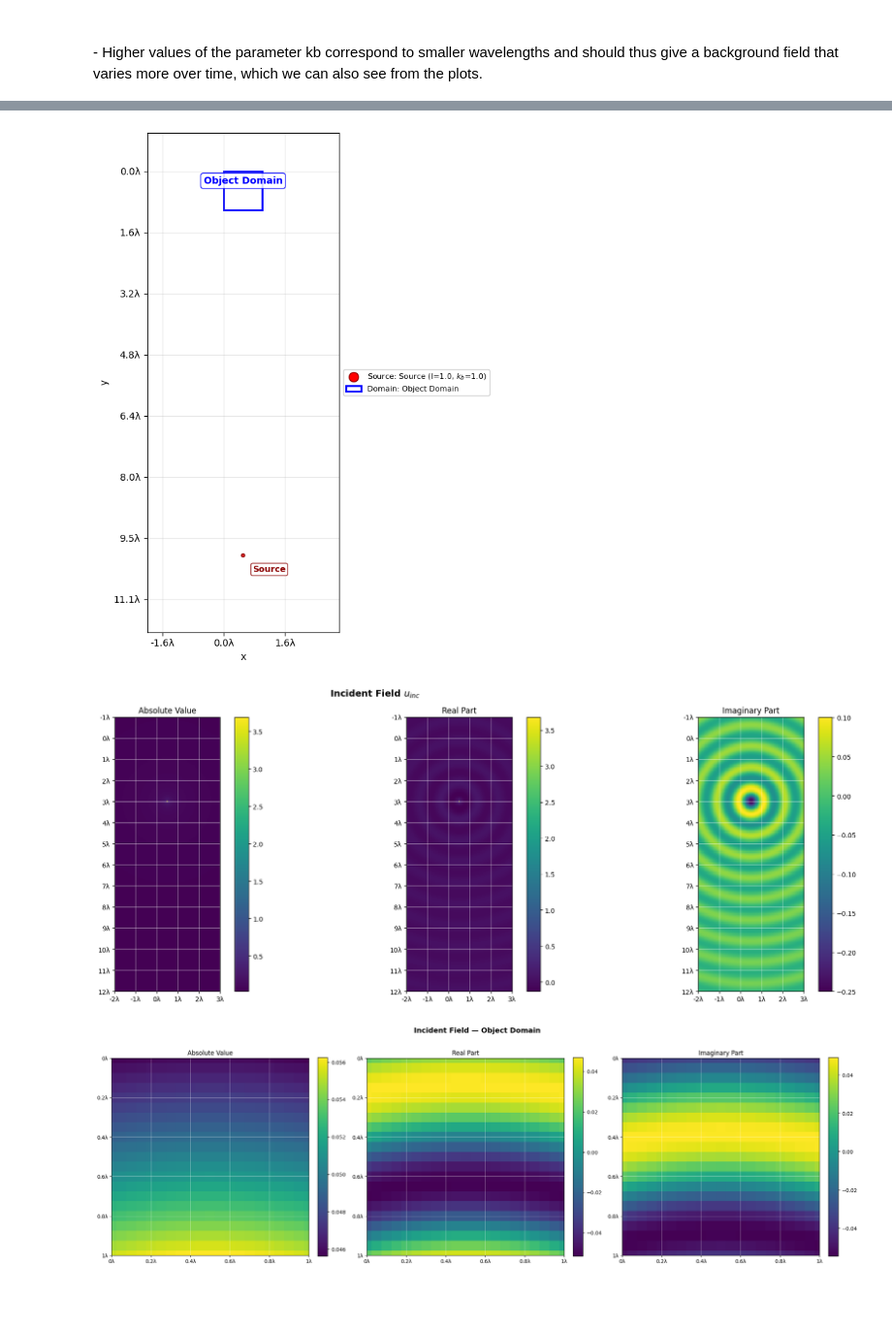
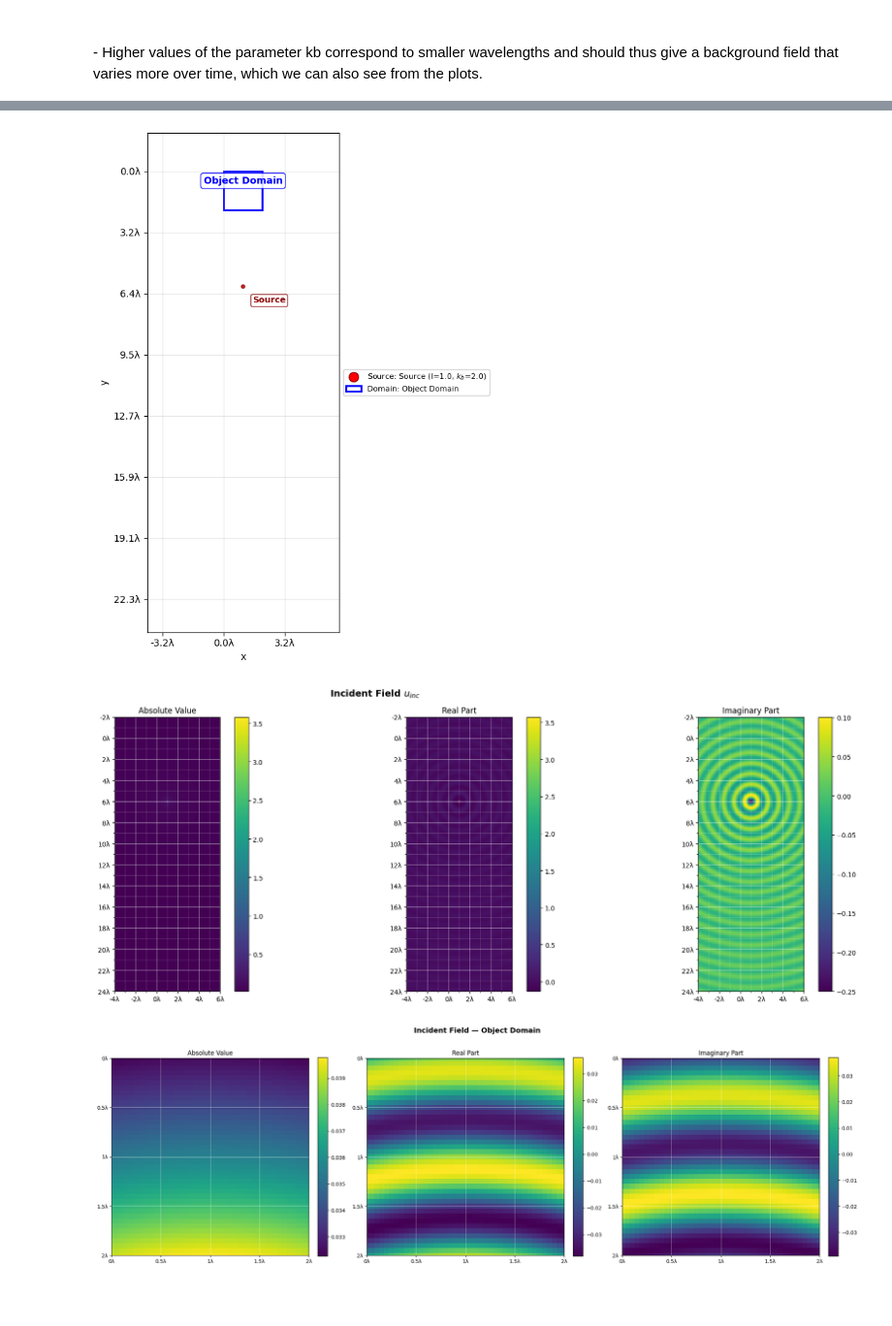
Before and after one commit to TTjochem/Wavefield-Imaging-Assignment, a Jupyter notebook: Main.ipynb, the cells around one changed output, grey strips where cells are left out. Shown at 97% size. Drawn from its saved outputs; the diff is of its cells as text; code cells hidden in the pictures.

```diff
--- a/Main.ipynb
+++ b/Main.ipynb
@@ -147,20 +142,20 @@ scene_close.plot_domain_field('Object Domain', field_type='incident')
 # %%
 # 7b: Change wavenumber to kb=2
 kb2 = 2
 mu2 = 2 * np.pi / kb2
 stepsize2 = mu2 / 20
-scene_close = Scene(kb=kb, x_range=x_range, y_range=y_range, stepsize=stepsize)
-scene_close.add_source('Source', rho=np.array([0.5 * mu, 3 * mu]), intensity=1.0, kb=kb)
+scene_close = Scene(kb=kb2, x_range=x_range, y_range=y_range, stepsize=stepsize2)
+scene_close.add_source('Source', rho=np.array([0.5 * mu, 3 * mu]), intensity=1.0, kb=kb2)
 scene_close.add_domain('Object Domain', rho=domain_rho, width=domain_width, height=domain_height)
 
-scene.plot_scene()
+scene_close.plot_scene()
 scene_close.compute(field_type='incident')
 scene_close.plot_field(field_type='incident')
 scene_close.plot_domain_field('Object Domain', field_type='incident')
 # %% [output]
-[figure, old version]
+[figure, new version]
-[figure, old version]
+[figure, new version]
-[figure, old version]
+[figure, new version]
 # %% [markdown]
 <span style="font-family:Ariel; font-size:24px; color:white">
 8, 9) The effect of the contrast function on the wave propagation
```
Also changed, not shown: parts of 13 cells of this notebook.
